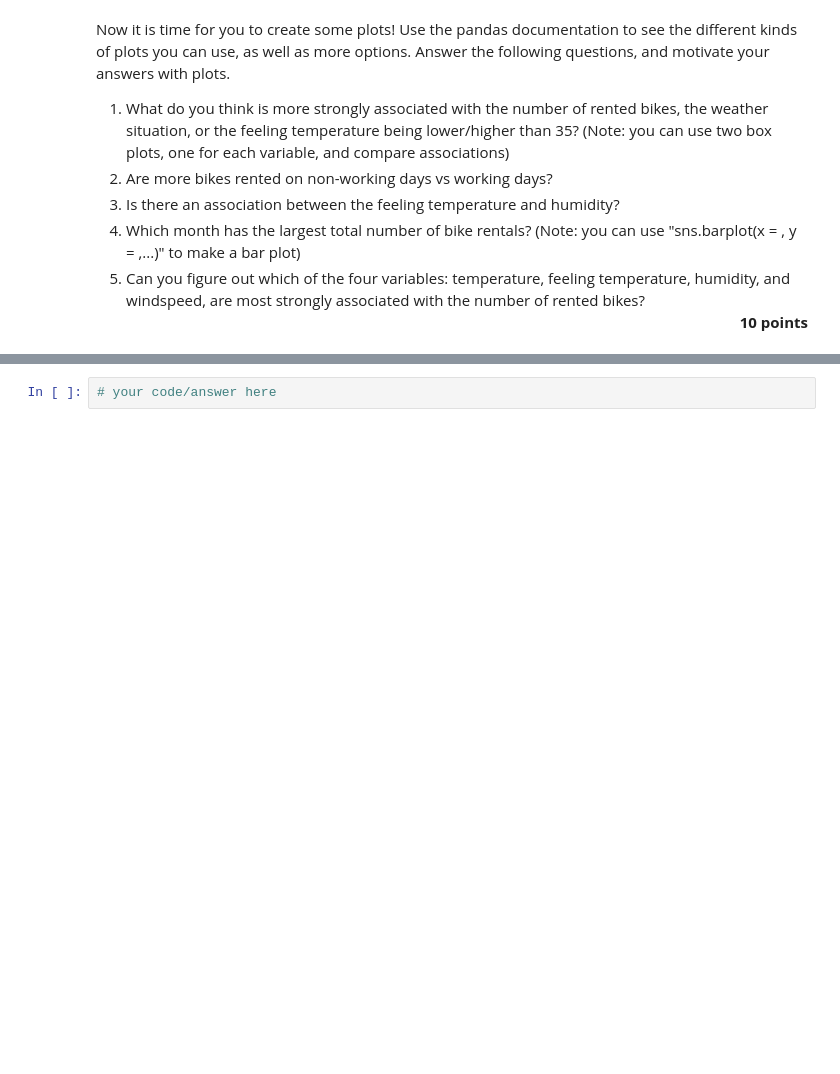
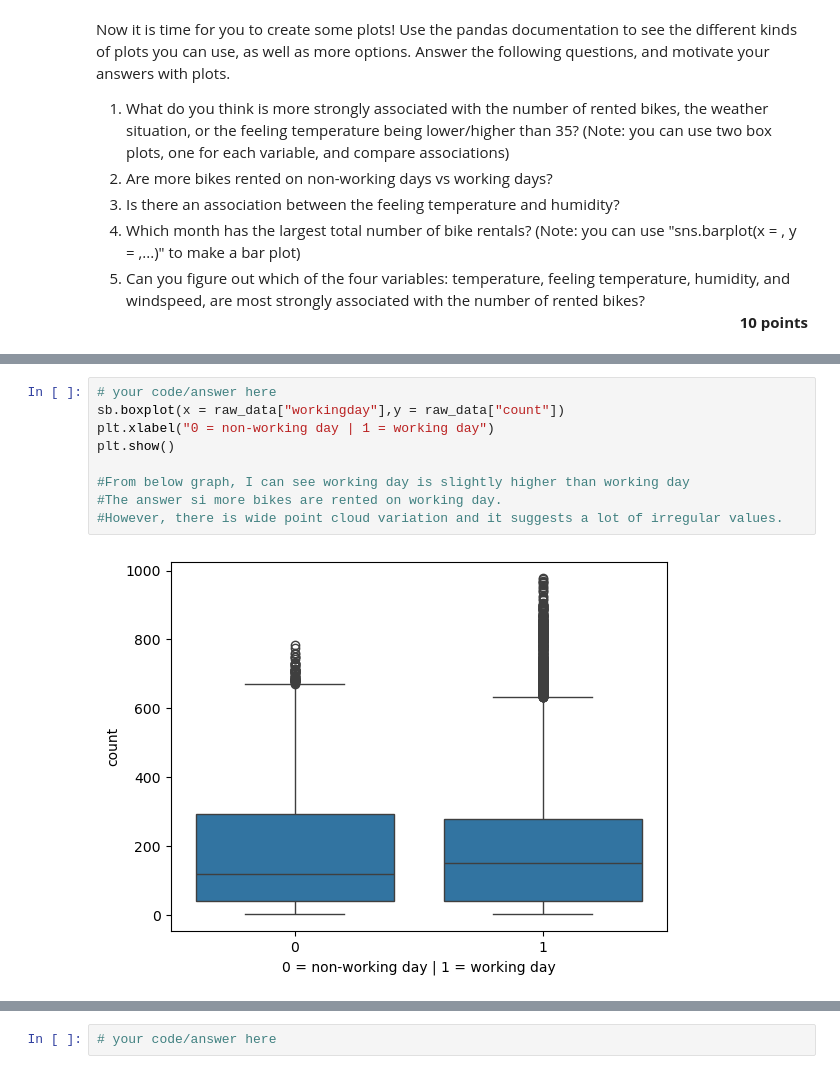
Before and after one commit to felixleopold/Frequentist-Statistics, a Jupyter notebook: FS_Assignment1/Assignment1.ipynb, the cells around one changed output, grey strips where cells are left out. Drawn from its saved outputs; the diff is of its cells as text; blank space fills up the shorter version.

```diff
--- a/FS_Assignment1/Assignment1.ipynb
+++ b/FS_Assignment1/Assignment1.ipynb
@@ -455,0 +480,11 @@ Now it is time for you to create some plots! Use the pandas documentation to see
+# %%
+# your code/answer here
+sb.boxplot(x = raw_data["workingday"],y = raw_data["count"])
+plt.xlabel("0 = non-working day | 1 = working day")
+plt.show()
+
+#From below graph, I can see working day is slightly higher than working day
+#The answer si more bikes are rented on working day.
+#However, there is wide point cloud variation and it suggests a lot of irregular values.
+# %% [output]
+[figure, added]
```
Also changed, not shown: parts of 9 cells of this notebook.
